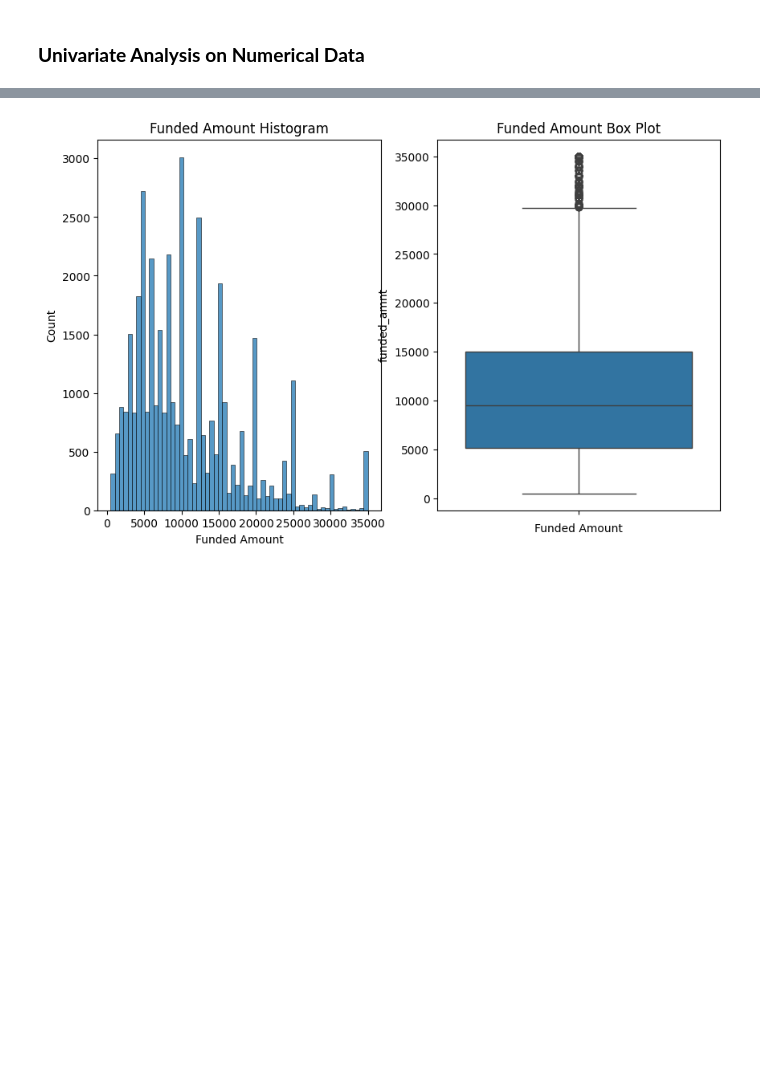
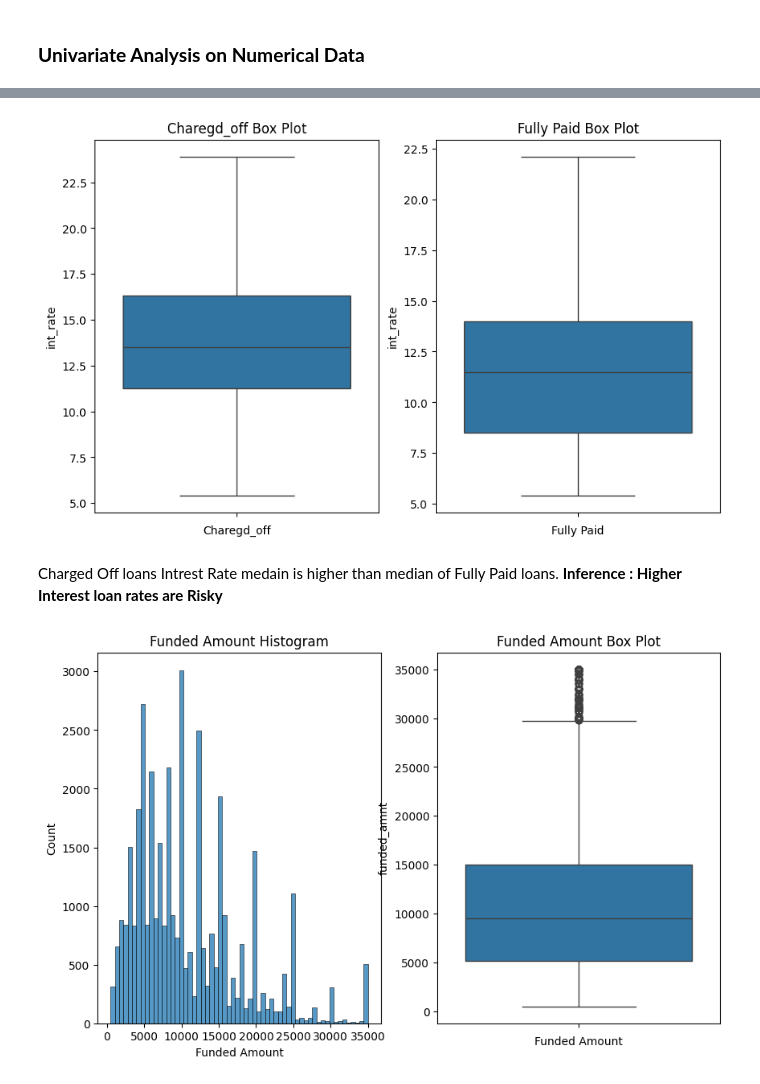
Before and after one commit to balu337/LendingClubRepo, a Jupyter notebook: LC_v1.ipynb, the cells around one changed output, grey strips where cells are left out. Saved outputs shown, nothing was run; the diff lists cells and outputs as text; code cells hidden in the pictures; blank space fills up the shorter version.

```diff
--- a/LC_v1.ipynb
+++ b/LC_v1.ipynb
@@ -425,3 +501,17 @@ df1['issue_month']=df1['issue_d'].dt.month
+# %%
+#Fucntion to remove Outliers
+
+def remove_outliers_iqr(df, column):
+    """Removes outliers from a specified column using the IQR method."""
+
+    Q1 = df[column].quantile(0.25)
+    Q3 = df[column].quantile(0.75)
+    IQR = Q3 - Q1
+    lower_bound = Q1 - 1.5 * IQR
+    upper_bound = Q3 + 1.5 * IQR
+
+    filtered_df = df[(df[column] >= lower_bound) & (df[column] <= upper_bound)].copy()
+    return filtered_df
 # %% [markdown]
 ## **Univariate Analysis**
 
@@ -473,3 +535,12 @@ def drawPlots( data, dataType):
+# %%
+ # Comparisoin of Intrest rate for Fully Paid and Charged off loans After removing Outliers
+ df1_CF_N=remove_outliers_iqr(df1_CF,'int_rate')
+ df1_FP_N=remove_outliers_iqr(df1_FP,'int_rate')
+ drawboxPlotsToCompare( df1_CF_N['int_rate'],df1_FP_N['int_rate'],'Charegd_off','Fully Paid')
+# %% [output]
+[figure, added]
+# %% [markdown]
+Charged Off loans Intrest Rate medain is higher than median of Fully Paid loans. **Inference : Higher Interest loan rates are Risky**
 # %%
 drawPlots (df1['funded_amnt'],"Funded Amount")
 # %% [output]
```
Also changed, not shown: parts of 23 cells of this notebook.
